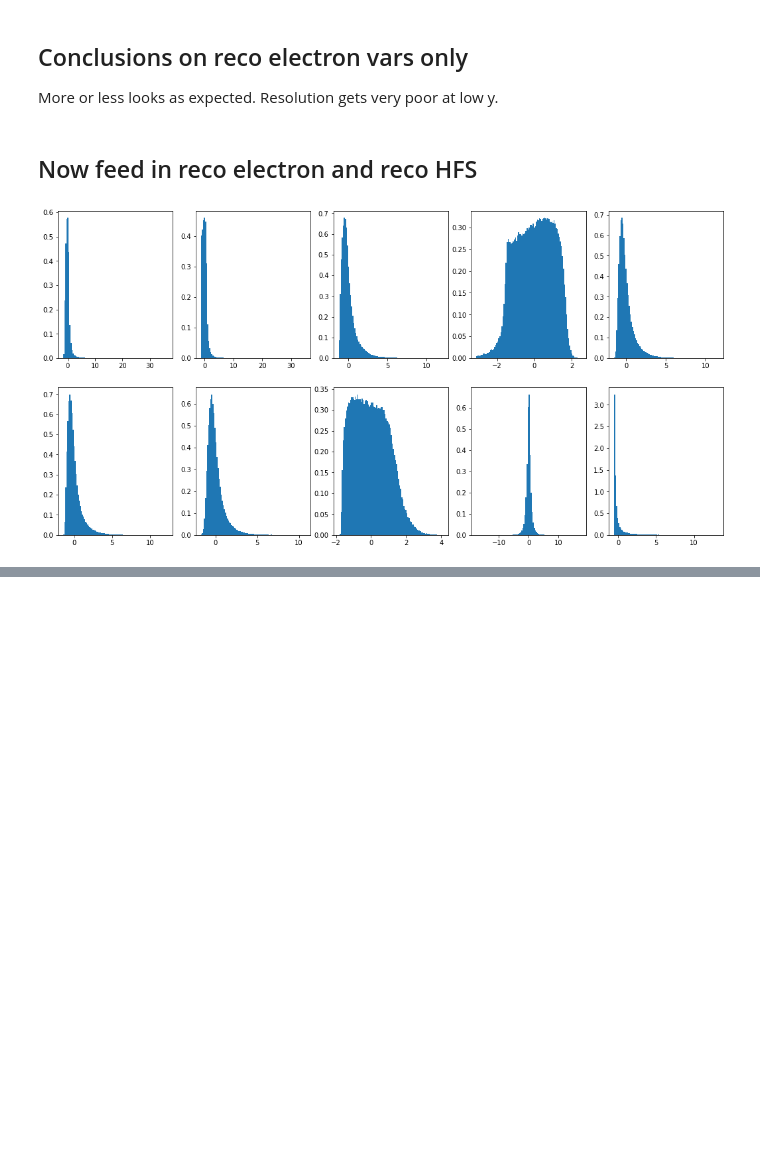
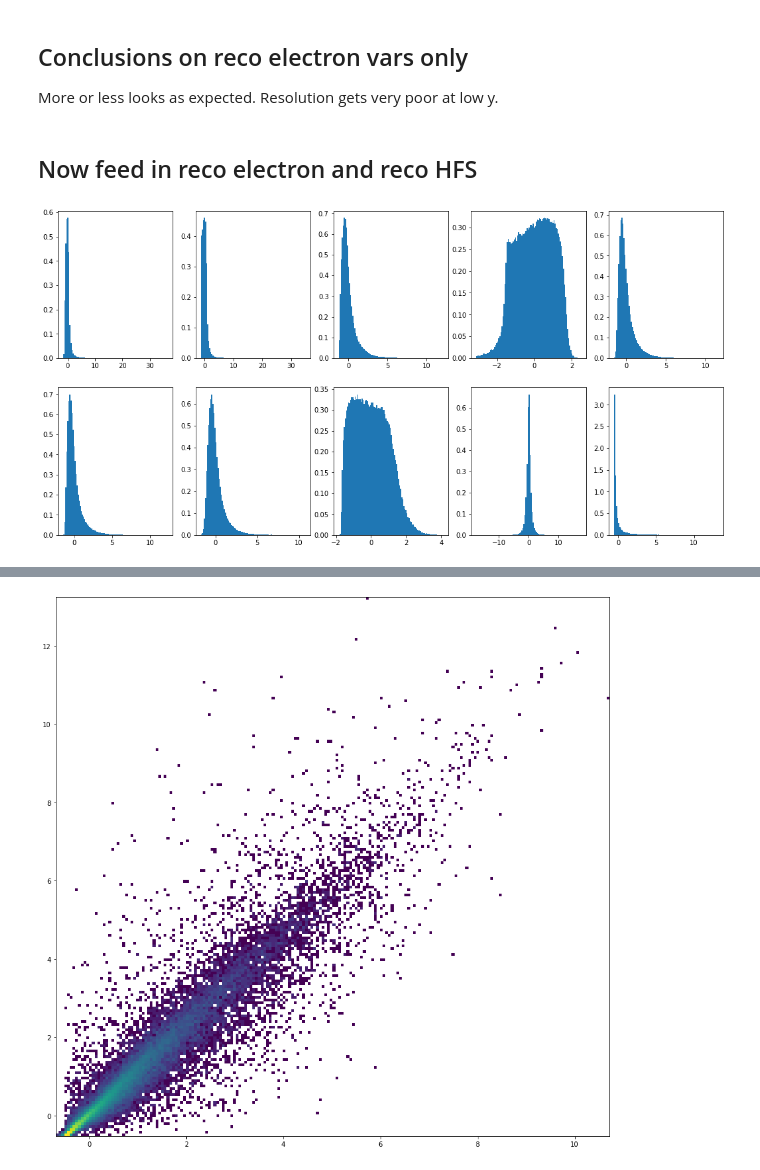
Before and after one commit to owen234/DIS-reco, a Jupyter notebook: NN_fullsim_work6.ipynb, the cells around one changed output, grey strips where cells are left out. Cells and saved outputs as stored; diff of their text form; code cells hidden in the pictures; blank space fills up the shorter version.

```diff
--- a/NN_fullsim_work6.ipynb
+++ b/NN_fullsim_work6.ipynb
@@ -454,0 +468,6 @@ _,_,_=plt.hist(mypreds[:,0]/Y_test[:,0],bins=np.linspace(0,3,80))
+# %%
+fig,ax = plt.subplots(1,1,figsize=(15,15))
+ax.hist2d(mypreds[:,0],Y_test[:,0],bins=200, norm=mpl.colors.LogNorm())
+plt.show()
+# %% [output]
+[figure, added]
```
Also changed, not shown: parts of 20 cells of this notebook.
